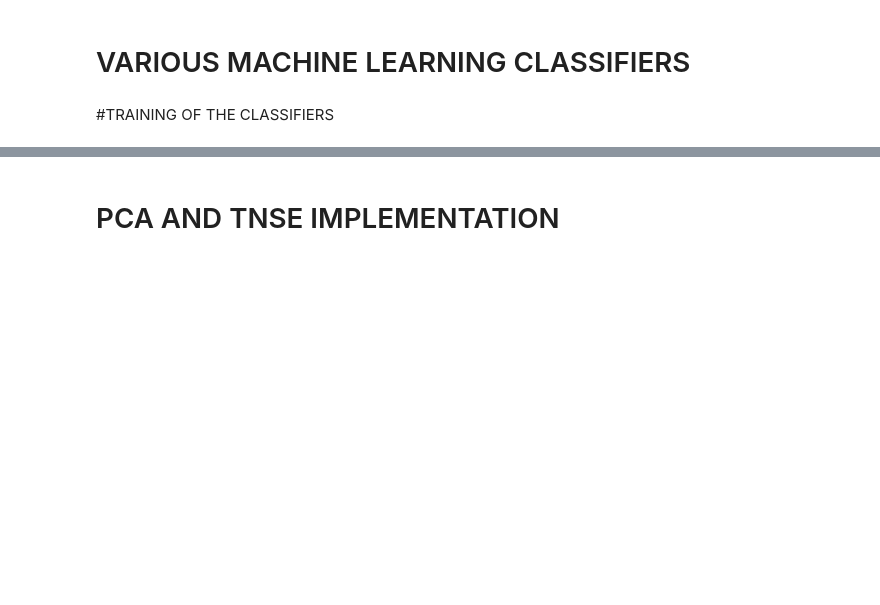
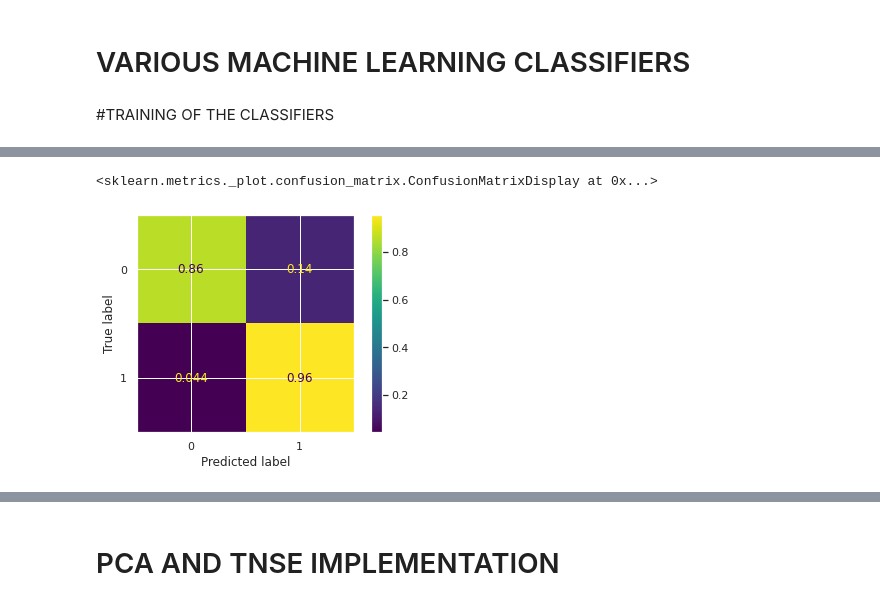
Before and after one commit to abhishekdiphu/Advance_Machine_Learning_Google_Cloud, a Jupyter notebook: radiation_US/4_radon_machine_learning_models_training.ipynb, the cells around one changed output, grey strips where cells are left out. Drawn from its saved outputs; the diff is of its cells as text; code cells hidden in the pictures; blank space fills up the shorter version.

```diff
--- a/radiation_US/4_radon_machine_learning_models_training.ipynb
+++ b/radiation_US/4_radon_machine_learning_models_training.ipynb
@@ -462,0 +547,5 @@ Pipeline trained on 10058 samples.
+# %%
+plot_confusion_matrix(best_clf, X_test, y_test , normalize='true')
+# %% [output]
+<sklearn.metrics._plot.confusion_matrix.ConfusionMatrixDisplay at 0x...>
+[figure, added]
```
Also changed, not shown: parts of 26 cells of this notebook, 1 other file.
